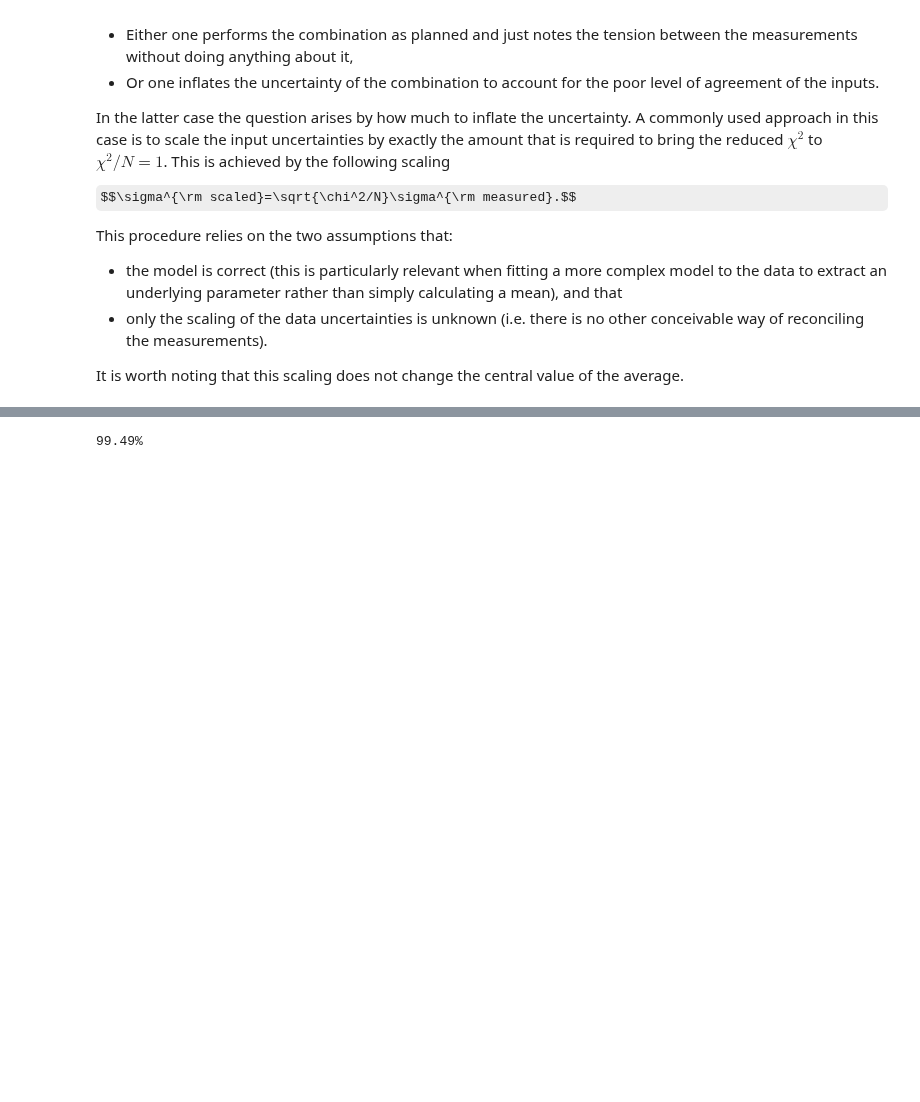
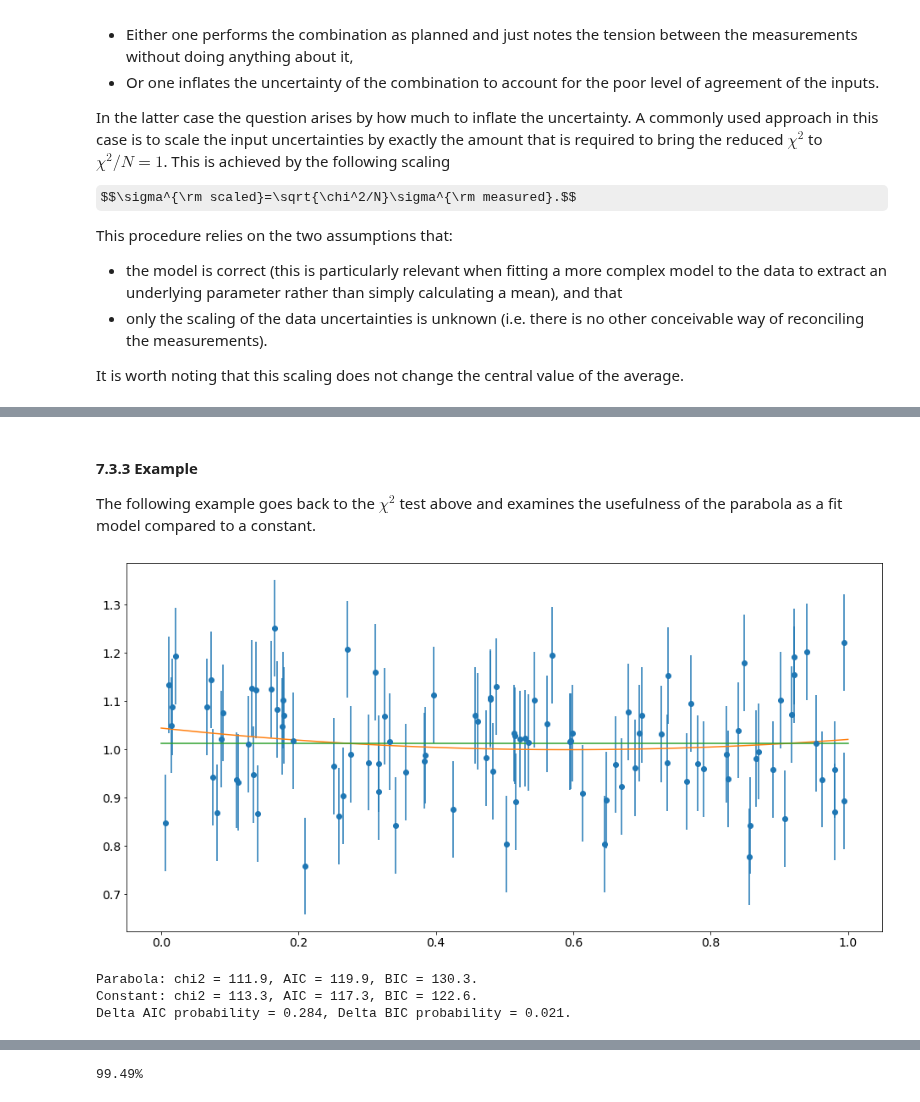
Before and after one commit to bretonr/intro_data_science, a Jupyter notebook: Chapter 7/Chapter 7.ipynb, the cells around one changed output, grey strips where cells are left out. Drawn from its saved outputs; the diff is of its cells as text; code cells hidden in the pictures; some formulas as TeX source; blank space fills up the shorter version.

```diff
--- a/Chapter 7/Chapter 7.ipynb
+++ b/Chapter 7/Chapter 7.ipynb
@@ -414,0 +491,67 @@ The KS test output for 20 entries is D=0.124 and d=0.555.
+# %% [markdown]
+#### 7.3.3 Example
+
+The following example goes back to the $\chi^2$ test above and examines the usefulness of the parabola as a fit model compared to a constant.
+# %%
+def fitf_par(x,a,b,c):
+    # Par a: Minimum height
+    # Par b: Parabola width
+    # Par c: Minimum position
+    return a-b*(x-c)**2
+
+def fitf_const(x,a):
+    # Par a: Constant height
+    return a
+
+# measurement
+sigma = 0.1
+nmeas = 100
+xx = uniform.rvs(size=nmeas)
+yy = [1+x for x in norm.rvs(scale=sigma,size=nmeas)]
+
+
+# fitting parabola
+poptp, pcovp = curve_fit(fitf_par, xx, yy)
+
+# get values to plot
+fx = [x/100. for x in range(101)]
+fyp = [fitf_par(x,poptp[0],poptp[1],poptp[2]) for x in fx]
+
+# chi2 calculation parabola
+c2p = 0
+for x,y in zip(xx,yy):
+    c2p += ((y-fitf_par(x,poptp[0],poptp[1],poptp[2]))/sigma)**2
+aicp = c2p + 2*4
+bicp = c2p + 4*np.log(nmeas)
+
+# fitting constant
+poptc, pcovc = curve_fit(fitf_const, xx, yy)
+
+# get values to plot
+fyc = [fitf_const(x,poptc[0]) for x in fx]
+
+# chi2 calculation contant
+c2c = 0
+for x,y in zip(xx,yy):
+    c2c += ((y-fitf_const(x,poptc[0]))/sigma)**2
+aicc = c2c + 2*2
+bicc = c2c + 2*np.log(nmeas)
+
+
+
+# plotting
+fig,ax = plt.subplots(figsize=(16, 8))
+ax.errorbar(xx, yy, yerr=[sigma]*nmeas, fmt='o')
+ax.plot(fx,fyp)
+ax.plot(fx,fyc)
+plt.show()
+
+# printing output
+print('Parabola: chi2 = {0:3.1f}, AIC = {1:3.1f}, BIC = {2:3.1f}.'.format(c2p,aicp,bicp))
+print('Constant: chi2 = {0:3.1f}, AIC = {1:3.1f}, BIC = {2:3.1f}.'.format(c2c,aicc,bicc))
+print('Delta AIC probability = {0:1.3f}, Delta BIC probability = {1:1.3f}.'.format(exp(-0.5*(np.abs(aicc-aicp))),exp(-0.5*(np.abs(bicc-bicp)))))
+# %% [output]
+[figure, added]
+Parabola: chi2 = 111.9, AIC = 119.9, BIC = 130.3.
+Constant: chi2 = 113.3, AIC = 117.3, BIC = 122.6.
+Delta AIC probability = 0.284, Delta BIC probability = 0.021.
```
Also changed, not shown: parts of 38 cells of this notebook, 6 other files.
